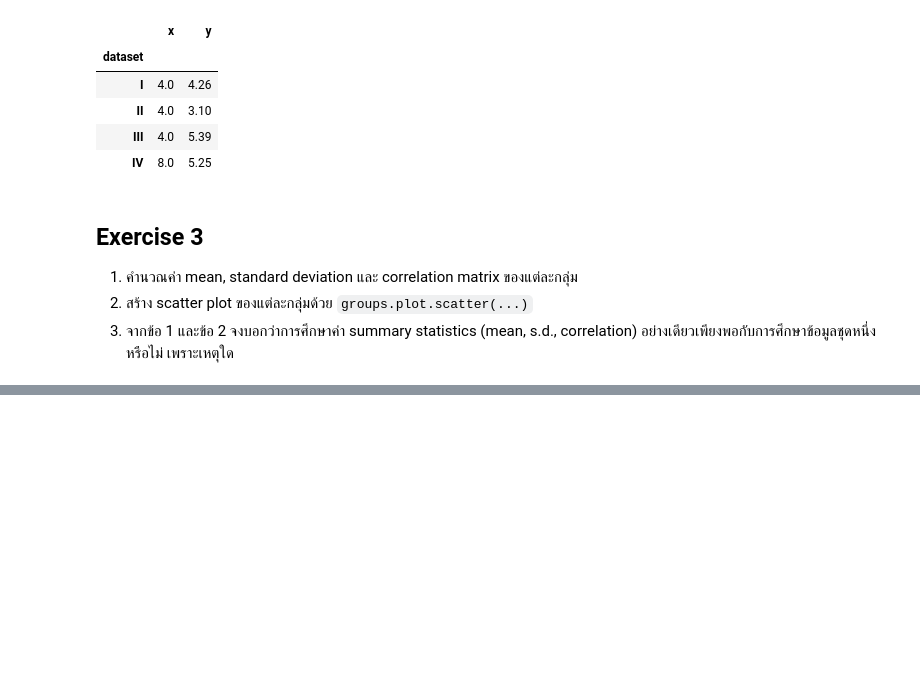
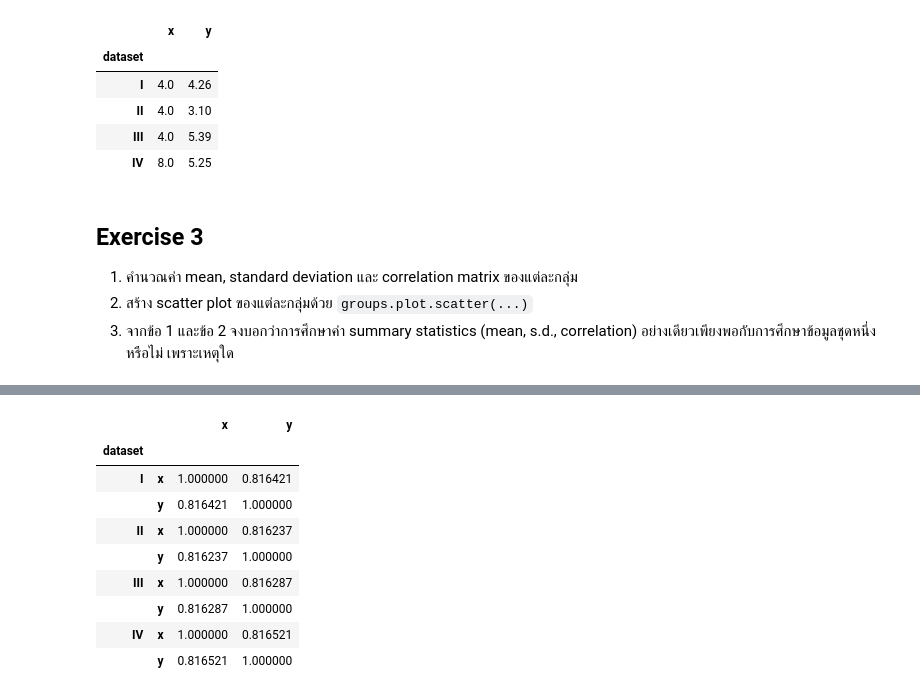
Before and after one commit to Po743/229352-StatisticalLearning, a Jupyter notebook: 1Copy_of_229351_LAB01.ipynb, the cells around one changed output, grey strips where cells are left out. Drawn from its saved outputs; the diff is of its cells as text; code cells hidden in the pictures; blank space fills up the shorter version.

```diff
--- a/1Copy_of_229351_LAB01.ipynb
+++ b/1Copy_of_229351_LAB01.ipynb
@@ -196,0 +308,15 @@ groups.min()
+# %%
+corr_matrix = groups.corr()
+
+corr_matrix
+# %% [output]
+|  |  | x | y |
+| dataset |  |  |  |
+| I | x | 1.000000 | 0.816421 |
+|  | y | 0.816421 | 1.000000 |
+| II | x | 1.000000 | 0.816237 |
+|  | y | 0.816237 | 1.000000 |
+| III | x | 1.000000 | 0.816287 |
+|  | y | 0.816287 | 1.000000 |
+| IV | x | 1.000000 | 0.816521 |
+|  | y | 0.816521 | 1.000000 |
```
Also changed, not shown: parts of 16 cells of this notebook.
